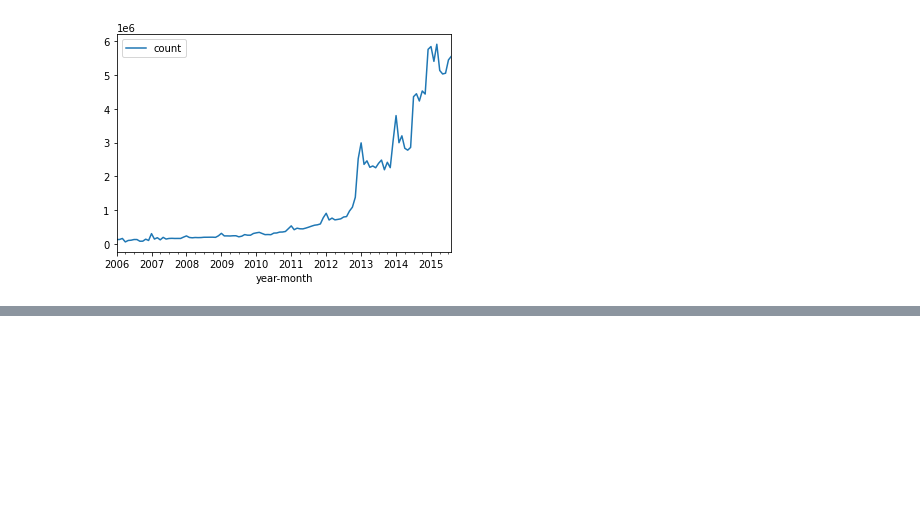
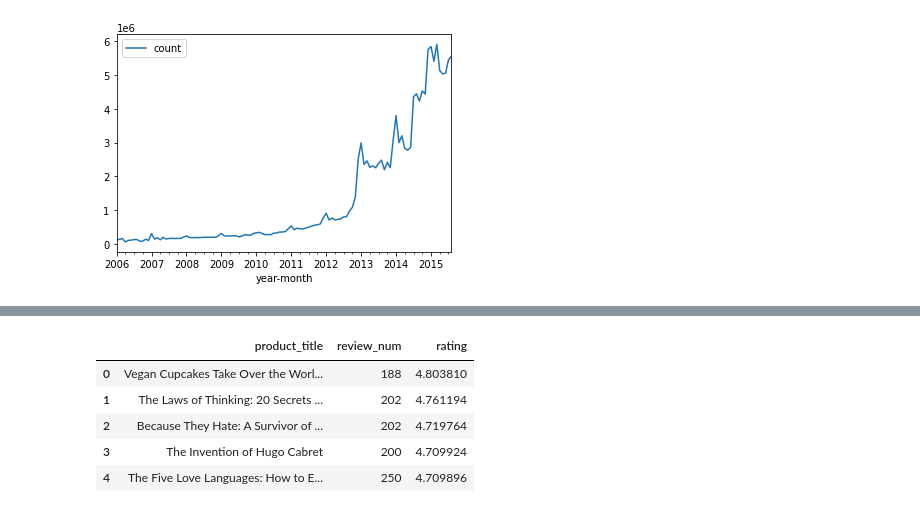
Before and after one commit to Jaycee-Hu/ANLY-502, a Jupyter notebook: project v2.ipynb, the cells around one changed output, grey strips where cells are left out. Cells and saved outputs as stored; diff of their text form; code cells hidden in the pictures; blank space fills up the shorter version.

```diff
--- a/project v2.ipynb
+++ b/project v2.ipynb
@@ -192,0 +436,21 @@ top10_category_review.plot(kind='bar',x='product_category',y='count')
+# %%
+spark.sql(
+    """SELECT t1.product_title, t1.review_num, t2.rating
+FROM
+    (select product_title, count(*) as review_num from ustbl
+    where product_category = 'Books' and year = 2007
+    group by product_title
+    order by review_num DESC
+    limit 100) t1
+LEFT JOIN
+    (select product_title, avg(star_rating) as rating from ustbl
+    group by product_title) t2
+ON (t1.product_title = t2.product_title)
+ORDER BY t2.rating DESC, t1.review_num DESC LIMIT 5""").toPandas()
+# %% [output]
+|  | product_title | review_num | rating |
+| 0 | Vegan Cupcakes Take Over the Worl... | 188 | 4.803810 |
+| 1 | The Laws of Thinking: 20 Secrets ... | 202 | 4.761194 |
+| 2 | Because They Hate: A Survivor of ... | 202 | 4.719764 |
+| 3 | The Invention of Hugo Cabret | 200 | 4.709924 |
+| 4 | The Five Love Languages: How to E... | 250 | 4.709896 |
```
Also changed, not shown: parts of 73 cells of this notebook.
